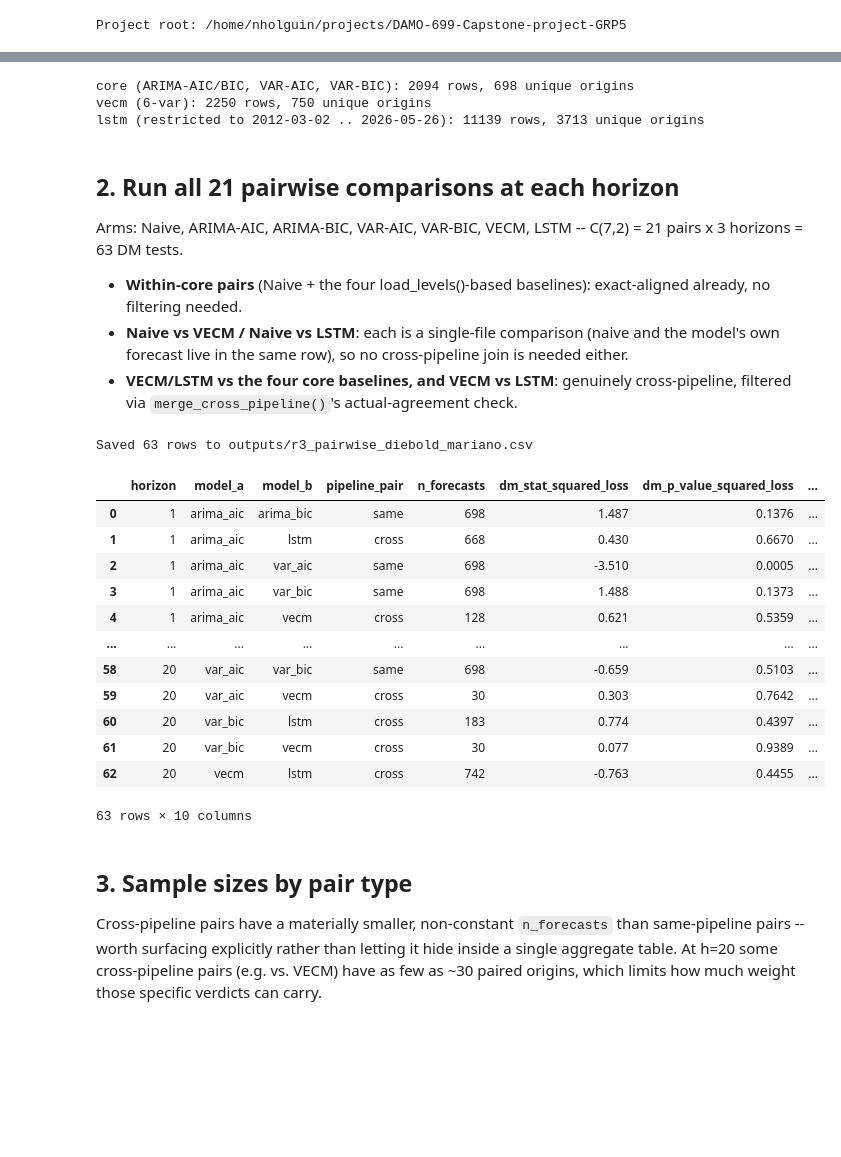
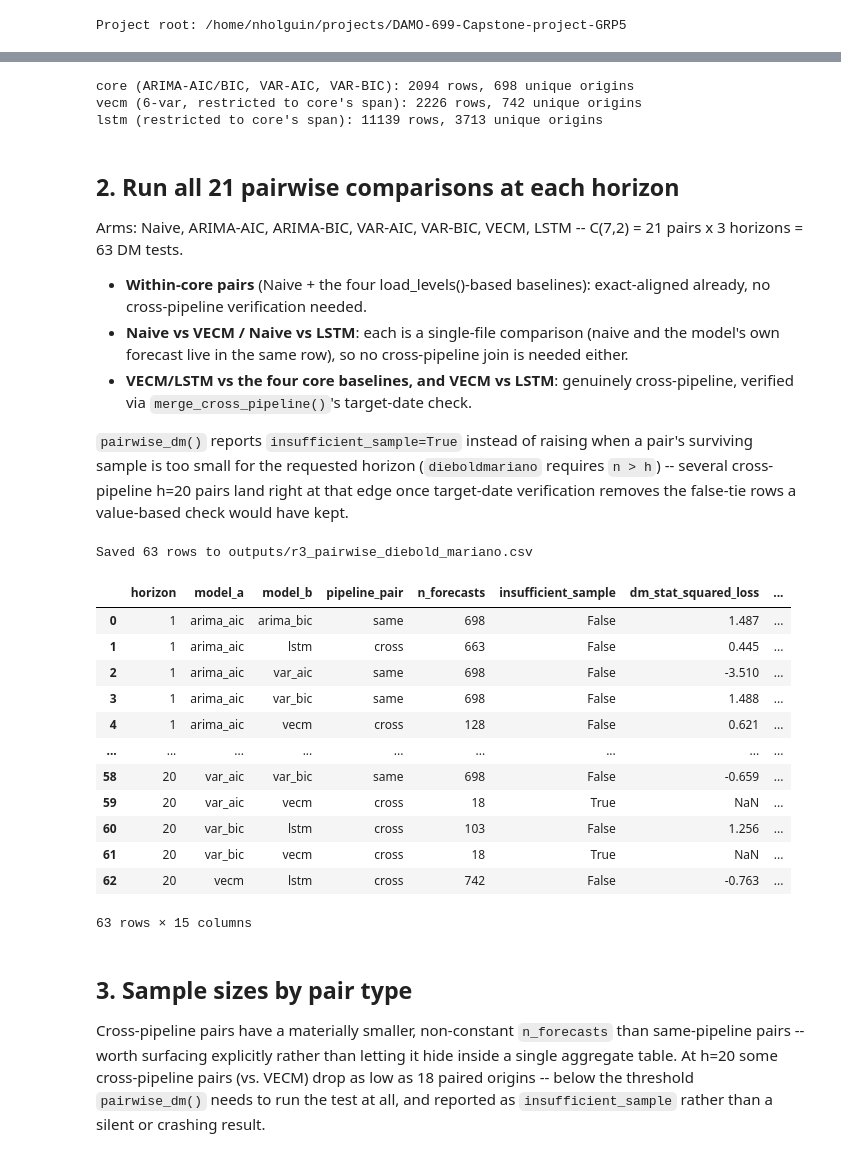
Before and after one commit to nholguinrh/DAMO-699-Capstone-project-GRP5, a Jupyter notebook: notebooks/04_diagnostics/dm_pairwise_comparison.ipynb, the cells around one changed output, grey strips where cells are left out. Cells and saved outputs as stored; diff of their text form; code cells hidden in the pictures; blank space fills up the shorter version.

```diff
--- a/notebooks/04_diagnostics/dm_pairwise_comparison.ipynb
+++ b/notebooks/04_diagnostics/dm_pairwise_comparison.ipynb
@@ -72,19 +91,24 @@ agree bit-for-bit on `origin_date`/`actual`/`naive`.
 # %%
 core = load_core()
-vecm = load_vecm()
+date_min, date_max = core["origin_date"].min(), core["origin_date"].max()
 
-date_min, date_max = core["origin_date"].min(), core["origin_date"].max()
+vecm = load_vecm(date_min, date_max)
 lstm = load_lstm(date_min, date_max)
+
+cal_core = core_calendar()
+cal_vecm = vecm_calendar()
+cal_lstm = lstm_calendar()
 
 print(f"core (ARIMA-AIC/BIC, VAR-AIC, VAR-BIC): {len(core)} rows, "
       f"{core['origin_date'].nunique()} unique origins")
-print(f"vecm (6-var): {len(vecm)} rows, {vecm['origin_date'].nunique()} unique origins")
-print(f"lstm (restricted to {date_min.date()} .. {date_max.date()}): "
-      f"{len(lstm)} rows, {lstm['origin_date'].nunique()} unique origins")
+print(f"vecm (6-var, restricted to core's span): {len(vecm)} rows, "
+      f"{vecm['origin_date'].nunique()} unique origins")
+print(f"lstm (restricted to core's span): {len(lstm)} rows, "
+      f"{lstm['origin_date'].nunique()} unique origins")
 # %% [output]
 core (ARIMA-AIC/BIC, VAR-AIC, VAR-BIC): 2094 rows, 698 unique origins
-vecm (6-var): 2250 rows, 750 unique origins
-lstm (restricted to 2012-03-02 .. 2026-05-26): 11139 rows, 3713 unique origins
+vecm (6-var, restricted to core's span): 2226 rows, 742 unique origins
+lstm (restricted to core's span): 11139 rows, 3713 unique origins
 # %% [markdown]
 ## 2. Run all 21 pairwise comparisons at each horizon
 
@@ -92,11 +116,16 @@ Arms: Naive, ARIMA-AIC, ARIMA-BIC, VAR-AIC, VAR-BIC, VECM, LSTM -- C(7,2) = 21 p
 63 DM tests.
 
 - **Within-core pairs** (Naive + the four load_levels()-based baselines): exact-aligned already, no
-  filtering needed.
+  cross-pipeline verification needed.
 - **Naive vs VECM / Naive vs LSTM**: each is a single-file comparison (naive and the model's own
   forecast live in the same row), so no cross-pipeline join is needed either.
-- **VECM/LSTM vs the four core baselines, and VECM vs LSTM**: genuinely cross-pipeline, filtered via
-  `merge_cross_pipeline()`'s actual-agreement check.
+- **VECM/LSTM vs the four core baselines, and VECM vs LSTM**: genuinely cross-pipeline, verified via
+  `merge_cross_pipeline()`'s target-date check.
+
+`pairwise_dm()` reports `insufficient_sample=True` instead of raising when a pair's surviving
+sample is too small for the requested horizon (`dieboldmariano` requires `n > h`) -- several
+cross-pipeline h=20 pairs land right at that edge once target-date verification removes the
+false-tie rows a value-based check would have kept.
 # %%
 CORE_MODELS = ["naive", "arima_aic", "arima_bic", "var_aic", "var_bic"]
 results = []
@@ -120,61 +149,65 @@ for name, df, col in [("vecm", vecm, "vecm"), ("lstm", lstm, "lstm")]:
         results.append(row)
 
 # -- VECM/LSTM vs the 4 core baselines (8, cross-pipeline) --
-for name, df, col in [("vecm", vecm, "vecm"), ("lstm", lstm, "lstm")]:
+for name, df, col, cal in [("vecm", vecm, "vecm", cal_vecm), ("lstm", lstm, "lstm", cal_lstm)]:
     for cm in ["arima_aic", "arima_bic", "var_aic", "var_bic"]:
         merged = merge_cross_pipeline(
-            core[["origin_date", "horizon", "actual", "naive", cm]], cm, df, col,
+            core[["origin_date", "horizon", "actual", "naive", cm]], cm, cal_core,
+            df, col, cal,
         )
         for h in HORIZONS:
             sub = merged[merged.horizon == h]
             row = pairwise_dm(sub["actual"].values, sub[cm].values, sub[col].values, h)
             row.update({"horizon": h, "model_a": cm, "model_b": name, "pipeline_pair": "cross"})
             row["verdict"] = plain_language_verdict(row, cm, name)
             results.append(row)
 
 # -- VECM vs LSTM (1, cross-pipeline) --
-merged = merge_cross_pipeline(vecm, "vecm", lstm, "lstm")
+merged = merge_cross_pipeline(vecm, "vecm", cal_vecm, lstm, "lstm", cal_lstm)
 for h in HORIZONS:
     sub = merged[merged.horizon == h]
     row = pairwise_dm(sub["actual"].values, sub["vecm"].values, sub["lstm"].values, h)
     row.update({"horizon": h, "model_a": "vecm", "model_b": "lstm", "pipeline_pair": "cross"})
     row["verdict"] = plain_language_verdict(row, "vecm", "lstm")
     results.append(row)
 
 dm_all = pd.DataFrame(results)
-cols = ["horizon", "model_a", "model_b", "pipeline_pair", "n_forecasts",
+cols = ["horizon", "model_a", "model_b", "pipeline_pair", "n_forecasts", "insufficient_sample",
         "dm_stat_squared_loss", "dm_p_value_squared_loss",
-        "dm_stat_absolute_loss", "dm_p_value_absolute_loss", "verdict"]
+        "dm_stat_absolute_loss", "dm_p_value_absolute_loss",
+        "a_significantly_better_rmse", "b_significantly_better_rmse",
+        "a_significantly_better_mae", "b_significantly_better_mae", "verdict"]
 dm_all = dm_all[cols].sort_values(["horizon", "model_a", "model_b"]).reset_index(drop=True)
 
 assert len(dm_all) == 63, f"expected 63 rows (21 pairs x 3 horizons), got {len(dm_all)}"
 assert dm_all.groupby(["model_a", "model_b"]).ngroups == 21, "expected 21 unique pairs"
 
 dm_all.to_csv(OUT_DIR / "r3_pairwise_diebold_mariano.csv", index=False)
 print(f"Saved {len(dm_all)} rows to outputs/r3_pairwise_diebold_mariano.csv")
 dm_all
 # %% [output]
 Saved 63 rows to outputs/r3_pairwise_diebold_mariano.csv
-|  | horizon | model_a | model_b | pipeline_pair | n_forecasts | dm_stat_squared_loss | dm_p_value_squared_loss | ... |
-| 0 | 1 | arima_aic | arima_bic | same | 698 | 1.487 | 0.1376 | ... |
-| 1 | 1 | arima_aic | lstm | cross | 668 | 0.430 | 0.6670 | ... |
-| 2 | 1 | arima_aic | var_aic | same | 698 | -3.510 | 0.0005 | ... |
-| 3 | 1 | arima_aic | var_bic | same | 698 | 1.488 | 0.1373 | ... |
-| 4 | 1 | arima_aic | vecm | cross | 128 | 0.621 | 0.5359 | ... |
+|  | horizon | model_a | model_b | pipeline_pair | n_forecasts | insufficient_sample | dm_stat_squared_loss | ... |
+| 0 | 1 | arima_aic | arima_bic | same | 698 | False | 1.487 | ... |
+| 1 | 1 | arima_aic | lstm | cross | 663 | False | 0.445 | ... |
+| 2 | 1 | arima_aic | var_aic | same | 698 | False | -3.510 | ... |
+| 3 | 1 | arima_aic | var_bic | same | 698 | False | 1.488 | ... |
+| 4 | 1 | arima_aic | vecm | cross | 128 | False | 0.621 | ... |
 | ... | ... | ... | ... | ... | ... | ... | ... | ... |
-| 58 | 20 | var_aic | var_bic | same | 698 | -0.659 | 0.5103 | ... |
-| 59 | 20 | var_aic | vecm | cross | 30 | 0.303 | 0.7642 | ... |
-| 60 | 20 | var_bic | lstm | cross | 183 | 0.774 | 0.4397 | ... |
-| 61 | 20 | var_bic | vecm | cross | 30 | 0.077 | 0.9389 | ... |
-| 62 | 20 | vecm | lstm | cross | 742 | -0.763 | 0.4455 | ... |
+| 58 | 20 | var_aic | var_bic | same | 698 | False | -0.659 | ... |
+| 59 | 20 | var_aic | vecm | cross | 18 | True | NaN | ... |
+| 60 | 20 | var_bic | lstm | cross | 103 | False | 1.256 | ... |
+| 61 | 20 | var_bic | vecm | cross | 18 | True | NaN | ... |
+| 62 | 20 | vecm | lstm | cross | 742 | False | -0.763 | ... |
-63 rows × 10 columns
+63 rows × 15 columns
 # %% [markdown]
 ## 3. Sample sizes by pair type
 
 Cross-pipeline pairs have a materially smaller, non-constant `n_forecasts` than same-pipeline pairs
 -- worth surfacing explicitly rather than letting it hide inside a single aggregate table. At h=20
-some cross-pipeline pairs (e.g. vs. VECM) have as few as ~30 paired origins, which limits how much
-weight those specific verdicts can carry.
+some cross-pipeline pairs (vs. VECM) drop as low as 18 paired origins -- below the threshold
+`pairwise_dm()` needs to run the test at all, and reported as `insufficient_sample` rather than a
+silent or crashing result.
 # %%
 dm_all.groupby(["horizon", "pipeline_pair"])["n_forecasts"].agg(["min", "median", "max", "count"])
 # %% [output]
```
Also changed, not shown: parts of 7 cells of this notebook, 7 other files.
